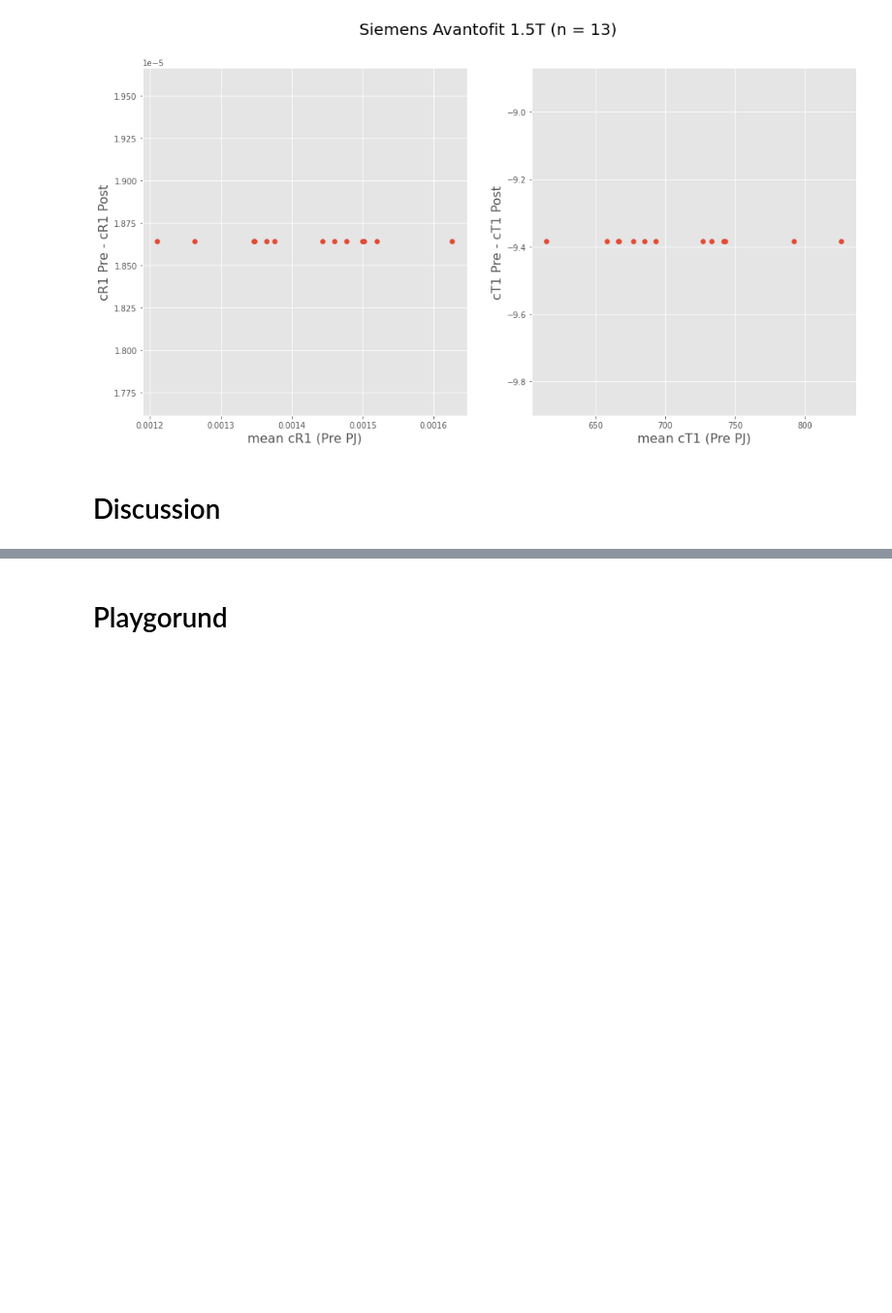
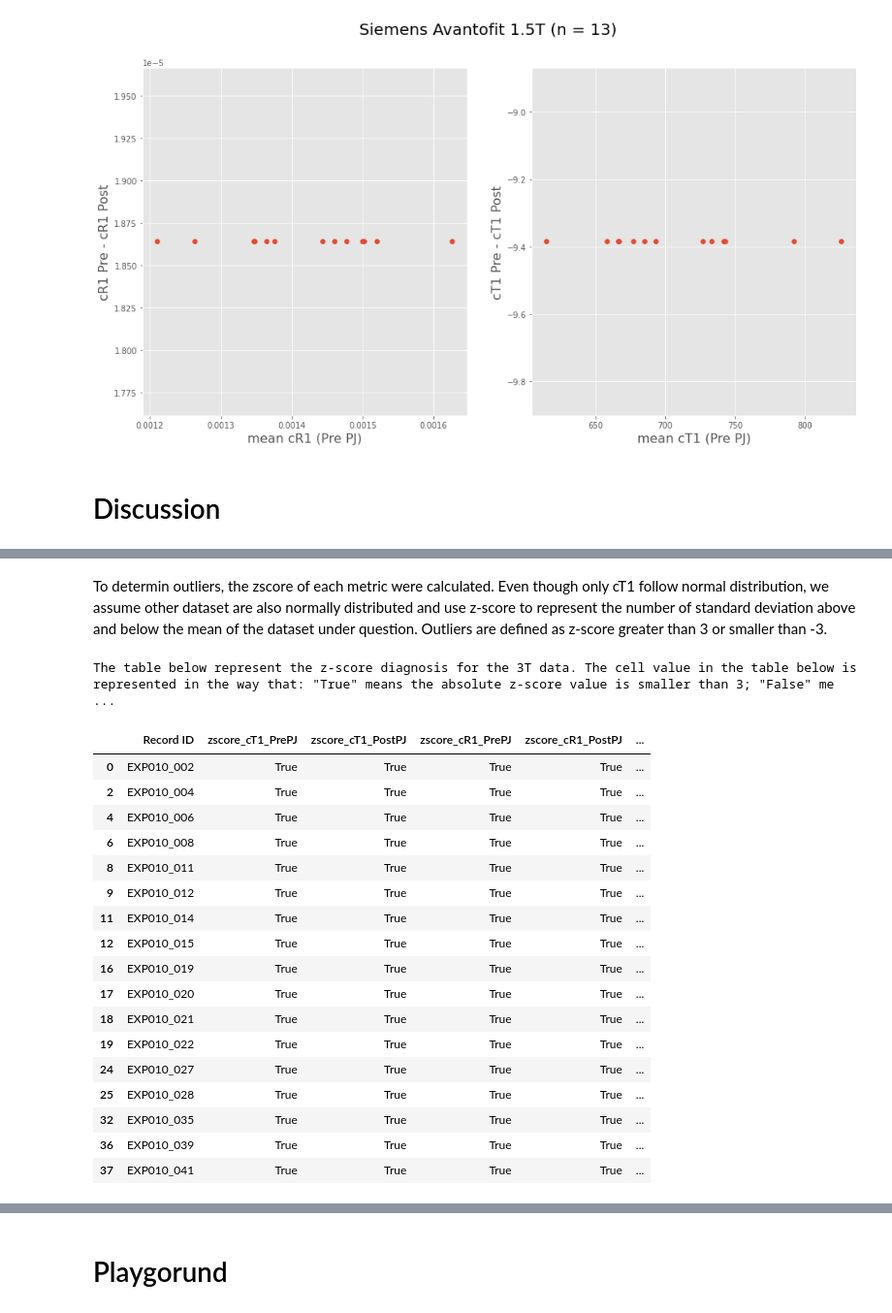
Before and after one commit to WhySeeYC/reference_app, a Jupyter notebook: PineappleJuice/VendorSpecificPlots.ipynb, the cells around one changed output, grey strips where cells are left out. Shown at 97% size. Cells and saved outputs as stored; diff of their text form; code cells hidden in the pictures; blank space fills up the shorter version.

```diff
--- a/PineappleJuice/VendorSpecificPlots.ipynb
+++ b/PineappleJuice/VendorSpecificPlots.ipynb
@@ -1386,0 +1474,37 @@ Retrospectively, the design of the study aimed to included a wide range of healt
+# %% [markdown]
+To determin outliers, the zscore of each metric were calculated. Even though only cT1 follow normal distribution, we assume other dataset are also normally distributed and use  z-score to represent the number of standard deviation above and below the mean of the dataset under question. Outliers are defined as z-score greater than 3 or smaller than -3.
+# %%
+#calculate the z-score for 3T
+PA_zscore = {
+    'Record ID' : PA['Record Id'],
+    'zscore_cT1_PrePJ' : abs(stats.zscore(PA["cT1 median (Pre PJ)"]))<3,
+    'zscore_cT1_PostPJ' : abs(stats.zscore(PA["cT1 median (Post PJ)"]))<3,
+    'zscore_cR1_PrePJ' : abs(stats.zscore(PA["cR1 median (Pre PJ)"]))<3,
+    'zscore_cR1_PostPJ' : abs(stats.zscore(PA["cR1 median (Post PJ)"]))<3,
+    'zscore_Iron_PrePJ' : abs(stats.zscore(PA["Iron median (Pre PJ)"]))<3,
+    'zscore_Iron_PostPJ' : abs(stats.zscore(PA["Iron median (Post PJ)"]))<3,
+    'zscore_PDFF_PrePJ' : abs(stats.zscore(PA["PDFF median (Pre PJ)"]))<3,
+    'zscore_PDFF_PostPJ' : abs(stats.zscore(PA["PDFF median (Post PJ)"]))<3
+    }
+print('The table below represent the z-score diagnosis for the 3T data. The cell value in the table below is represented in the way that: "True" means the absolute z-score value is smaller than 3; "False" means the absolute z-score value is greater than 3, which signifies that value is an outlier. There is one outlier(EXP010_019) for the iron metric both before and after pineapple juice ingestion, and there is one outlier(EXP010_011) for the PDFF metric. For the cT1 and cR1 metric, the results of z-score diagnosis for outlier is different from visual inspection of the bar plots and box plots. This can be due to the fact that the calculation of z-score [z = (X-mu)/sigma] includes outlier in the process and therefore this method is sensitive to the presence of outliers.')
+pd.DataFrame(data = PA_zscore)
+# %% [output]
+The table below represent the z-score diagnosis for the 3T data. The cell value in the table below is represented in the way that: "True" means the absolute z-score value is smaller than 3; "False" me ...
+|  | Record ID | zscore_cT1_PrePJ | zscore_cT1_PostPJ | zscore_cR1_PrePJ | zscore_cR1_PostPJ | ... |
+| 0 | EXP010_002 | True | True | True | True | ... |
+| 2 | EXP010_004 | True | True | True | True | ... |
+| 4 | EXP010_006 | True | True | True | True | ... |
+| 6 | EXP010_008 | True | True | True | True | ... |
+| 8 | EXP010_011 | True | True | True | True | ... |
+| 9 | EXP010_012 | True | True | True | True | ... |
+| 11 | EXP010_014 | True | True | True | True | ... |
+| 12 | EXP010_015 | True | True | True | True | ... |
+| 16 | EXP010_019 | True | True | True | True | ... |
+| 17 | EXP010_020 | True | True | True | True | ... |
+| 18 | EXP010_021 | True | True | True | True | ... |
+| 19 | EXP010_022 | True | True | True | True | ... |
+| 24 | EXP010_027 | True | True | True | True | ... |
+| 25 | EXP010_028 | True | True | True | True | ... |
+| 32 | EXP010_035 | True | True | True | True | ... |
+| 36 | EXP010_039 | True | True | True | True | ... |
+| 37 | EXP010_041 | True | True | True | True | ... |
```
Also changed, not shown: parts of 32 cells of this notebook, 1 other file.
